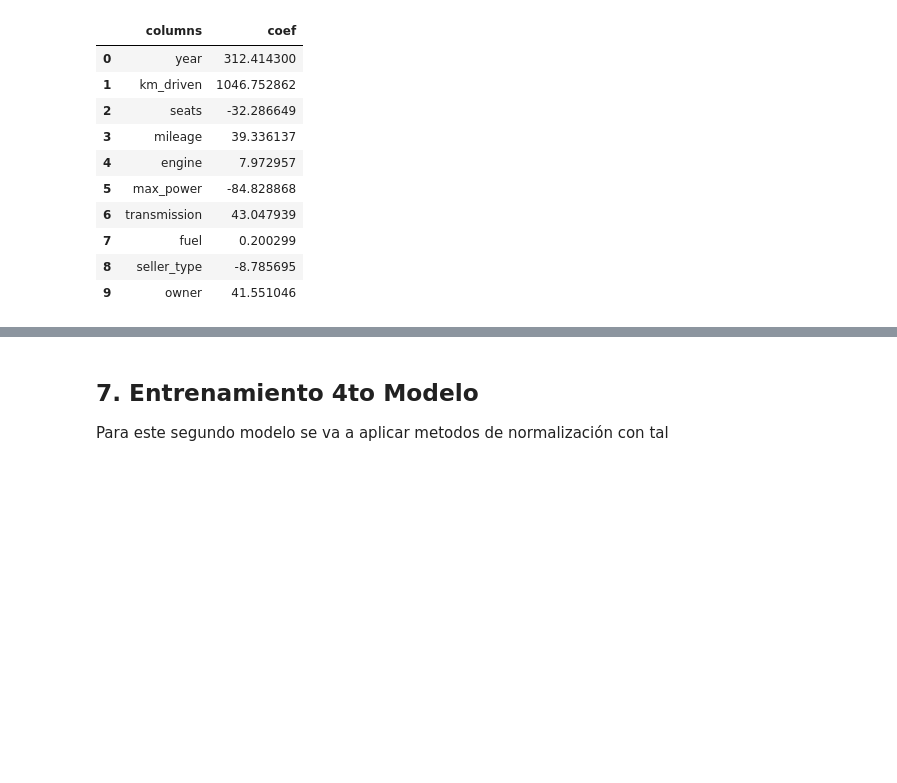
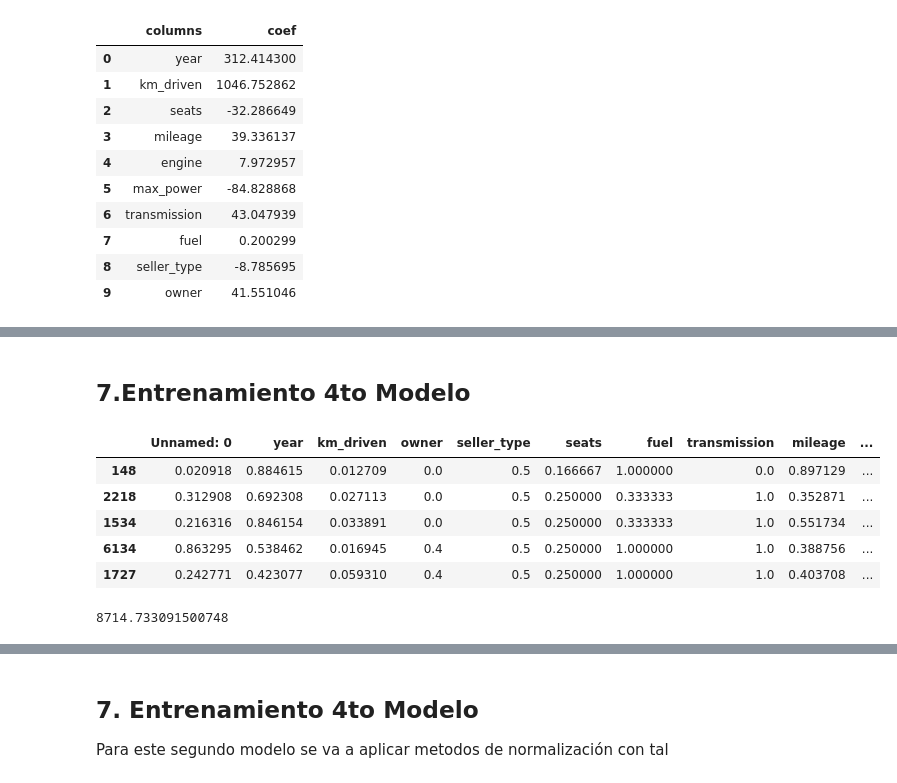
Before and after one commit to Paolaaaaaa/Lab2-Regresion, a Jupyter notebook: Regresion.ipynb, the cells around one changed output, grey strips where cells are left out. Saved outputs shown, nothing was run; the diff lists cells and outputs as text; code cells hidden in the pictures; blank space fills up the shorter version.

```diff
--- a/Regresion.ipynb
+++ b/Regresion.ipynb
@@ -377,0 +403,24 @@ pd.DataFrame({'columns': variables_interes, 'coef': regression_3.coef_})
+# %% [markdown]
+## 7.Entrenamiento 4to Modelo
+# %%
+data_cuarto_modelo = df_vehiculos_copy.copy()
+def scale_data(df):
+    ss = StandardScaler()
+    df_scaled = pd.DataFrame(ss.fit_transform(df),columns = df.columns)
+    return df_scaled
+# %%
+norm_data=normalize_cols(data_cuarto_modelo,variables_interes)
+norm_data.sample(5)
+# %% [output]
+|  | Unnamed: 0 | year | km_driven | owner | seller_type | seats | fuel | transmission | mileage | ... |
+| 148 | 0.020918 | 0.884615 | 0.012709 | 0.0 | 0.5 | 0.166667 | 1.000000 | 0.0 | 0.897129 | ... |
+| 2218 | 0.312908 | 0.692308 | 0.027113 | 0.0 | 0.5 | 0.250000 | 0.333333 | 1.0 | 0.352871 | ... |
+| 1534 | 0.216316 | 0.846154 | 0.033891 | 0.0 | 0.5 | 0.250000 | 0.333333 | 1.0 | 0.551734 | ... |
+| 6134 | 0.863295 | 0.538462 | 0.016945 | 0.4 | 0.5 | 0.250000 | 1.000000 | 1.0 | 0.388756 | ... |
+| 1727 | 0.242771 | 0.423077 | 0.059310 | 0.4 | 0.5 | 0.250000 | 1.000000 | 1.0 | 0.403708 | ... |
+# %%
+regression_4 = LinearRegression()
+regression_4.fit(x_train, y_train)
+regression_4.intercept_
+# %% [output]
+8714.733091500748
```
Also changed, not shown: parts of 25 cells of this notebook.
